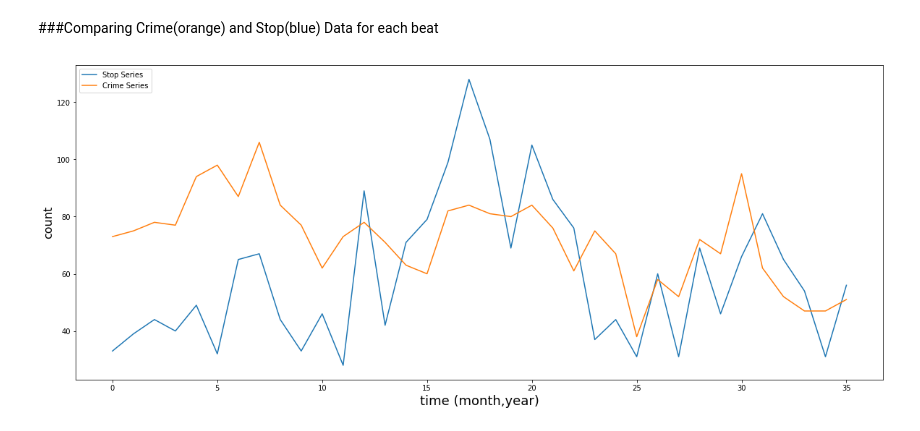
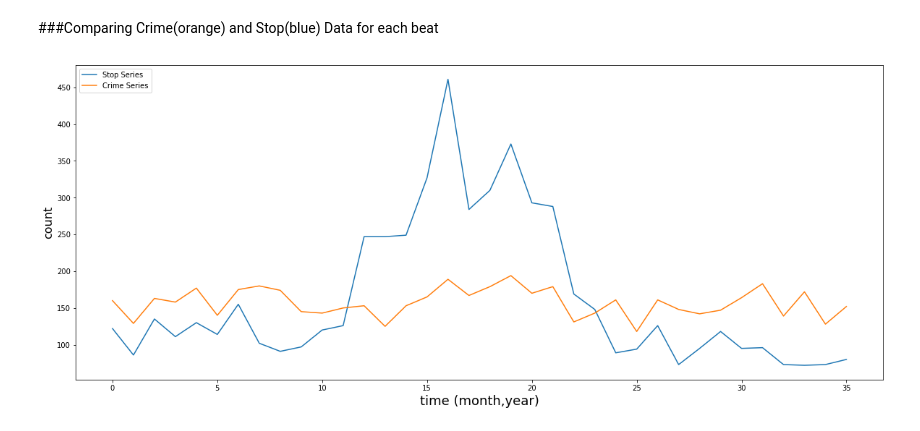
Before and after one commit to Tasfia48/Predictive_Policing, a Jupyter notebook: Stop_and_Crime_Data_beatwise_analysis.ipynb, the cells around one changed output. Cells and saved outputs as stored; diff of their text form; code cells hidden in the pictures.

```diff
--- a/Stop_and_Crime_Data_beatwise_analysis.ipynb
+++ b/Stop_and_Crime_Data_beatwise_analysis.ipynb
@@ -86,6 +118,6 @@ for x in crime_data["BEAT"].unique():
       plt.ylabel('count', fontsize=16)
       plt.show()
 # %%
-   plotTimeSeries(1914)
+   plotTimeSeries(1011)
 # %% [output]
-[figure, old version]
+[figure, new version]
```
Also changed, not shown: parts of 23 cells of this notebook.
